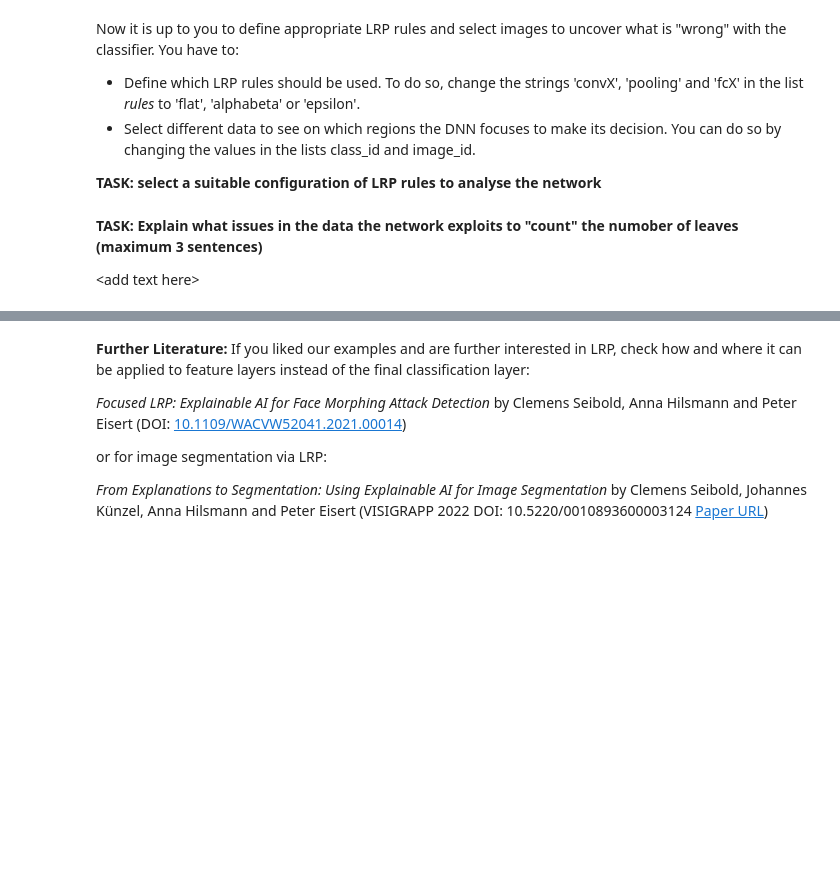
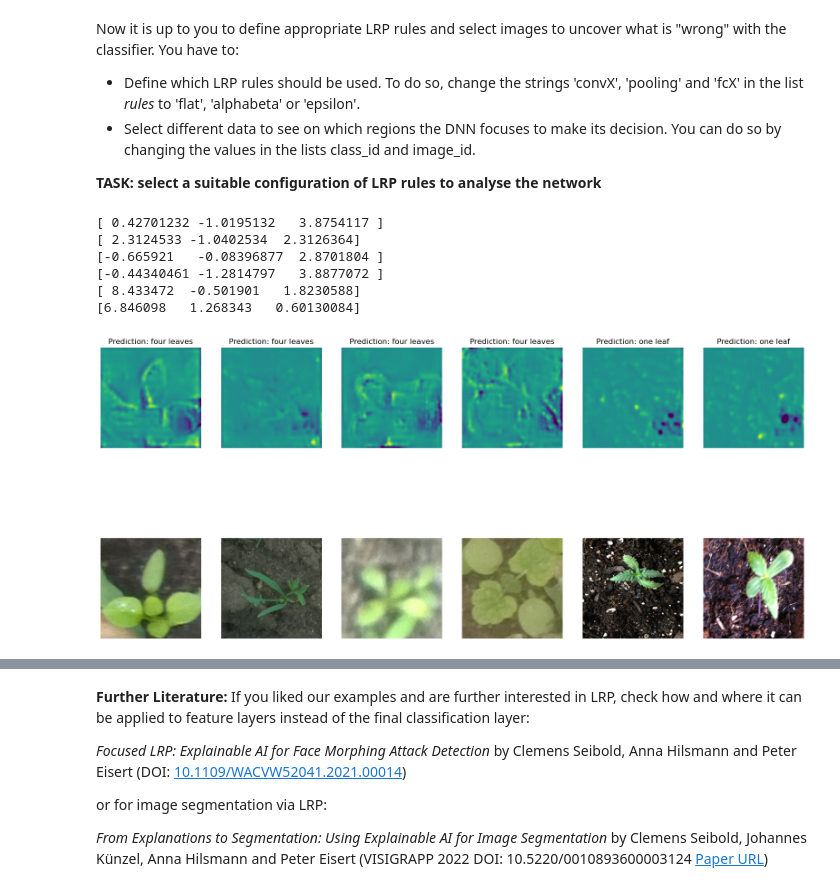
Before and after one commit to Jabbawukis/Visual_Computing, a Jupyter notebook: exercises/exercise_04/exercise4_LRP.ipynb, the cells around one changed output, grey strips where cells are left out. Saved outputs shown, nothing was run; the diff lists cells and outputs as text; code cells hidden in the pictures; blank space fills up the shorter version.

```diff
--- a/exercises/exercise_04/exercise4_LRP.ipynb
+++ b/exercises/exercise_04/exercise4_LRP.ipynb
@@ -418,50 +436,54 @@ rules = ['conv1', 'ReLU',
          'pooling',
          'conv3', 'ReLU',
          'pooling',
          'conv4', 'ReLU',
          'pooling',
          'conv5', 'ReLU',
          'pooling',
          'conv6', 'ReLU',
          'pooling',
          'fc1', 'ReLU', 'fc2', 'ReLU', 'fc3']
 """
 
 # Change convX, pooling and fcX in the follow. If you want to try it again from
 # scratch, you can copy the rules from above.
 
-rules = ['conv1', 'ReLU',
-         'conv2', 'ReLU',
-         'pooling',
-         'conv3', 'ReLU',
-         'pooling',
-         'conv4', 'ReLU',
-         'pooling',
-         'conv5', 'ReLU',
-         'pooling',
-         'conv6', 'ReLU',
-         'pooling',
-         'fc1', 'ReLU', 'fc2', 'ReLU', 'fc3']
+rules = ['flat', None,
+         'flat', None,
+         'flat',
+         'flat', None,
+         'flat',
+         'epsilon', None,
+         'epsilon',
+         'alphabeta', None,
+         'alphabeta',
+         'alphabeta', None,
+         'alphabeta',
+         'alphabeta', None, 'alphabeta', None, 'alphabeta']
 
 
-fig, axs = plt.subplots(2, 4, figsize=(20,10))
+fig, axs = plt.subplots(2, 6, figsize=(20,10))
 class_names = ['one leaf', 'two leaves', 'four leaves']
 
-class_id = [1,1,1,1]
-image_id = [1,2,3,4]
+class_id = [3,3,3,3,3,3]
+image_id = [1,2,3,4,15,16] # <- 15 and 16 of class 3 are from us
 
-for i in range(0, 4):
+for i in range(0, 6):
     image_raw, image_processed = load_leaf_image(class_id[i], image_id[i])
     hm, score = lrp_heatmap(model, image_processed, rules, -1)
     print(score)
     axs[0][i].set_title("Prediction: " + class_names[np.argmax(score)])
     axs[0][i].imshow(hm, vmin=-np.max(hm), vmax=np.max(hm))
     axs[0][i].axis('off')
     axs[1][i].imshow(image_raw)
     axs[1][i].axis('off')
 
 plt.show()
+# %% [output]
+[ 0.42701232 -1.0195132   3.8754117 ]
+[ 2.3124533 -1.0402534  2.3126364]
+[-0.665921   -0.08396877  2.8701804 ]
+[-0.44340461 -1.2814797   3.8877072 ]
+[ 8.433472  -0.501901   1.8230588]
+[6.846098   1.268343   0.60130084]
+[figure, added]
-# %% [markdown]
-**TASK: Explain what issues in the data the network exploits to "count" the numober of leaves (maximum 3 sentences)**
-
-\<add text here\>
```
Also changed, not shown: parts of 4 cells of this notebook.
